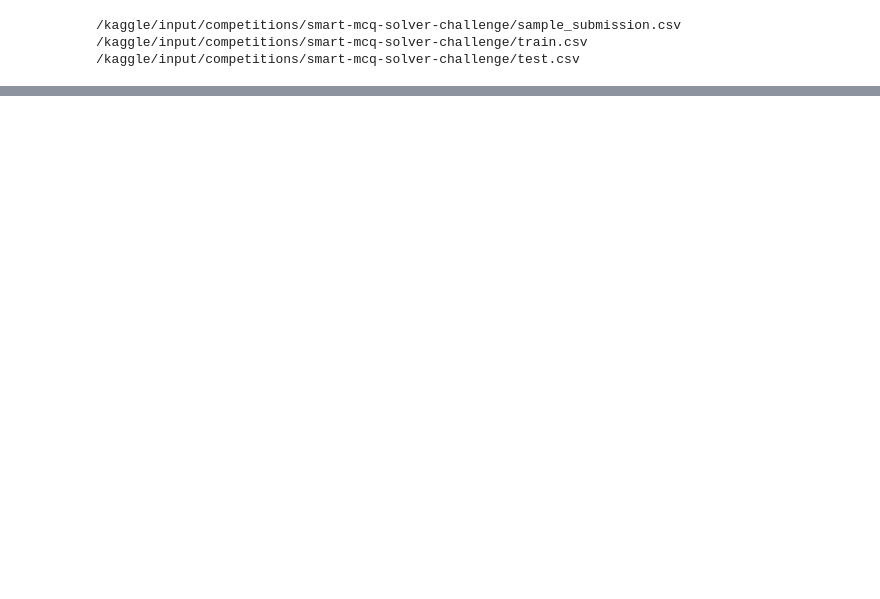
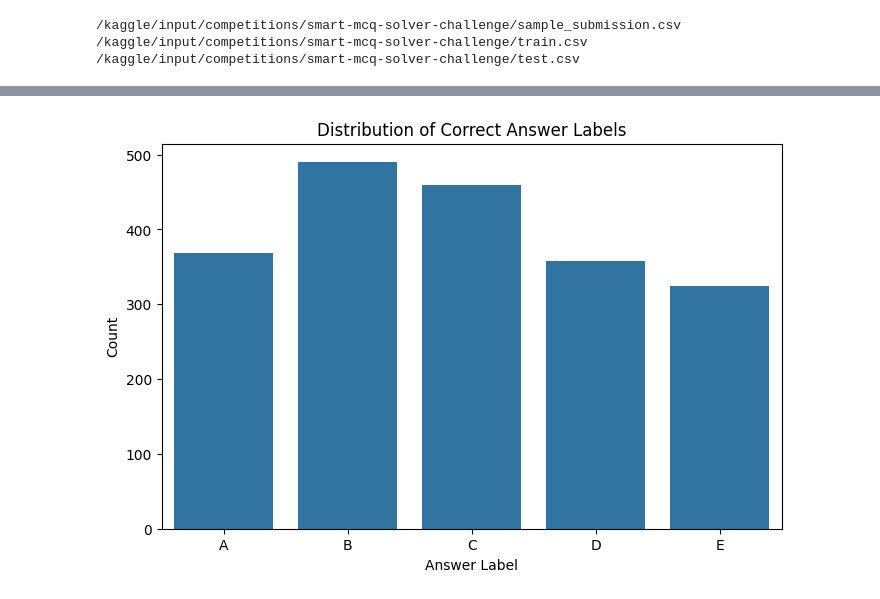
Before and after one commit to 24f3004946/DL-GenAI-t22026, a Jupyter notebook: notebooks/DL-24f3004946-notebook-t22026.ipynb, the cells around one changed output, grey strips where cells are left out. Drawn from its saved outputs; the diff is of its cells as text; code cells hidden in the pictures; blank space fills up the shorter version.

Commit message:
Kaggle Notebook | DL-24f3004946-notebook-t22026 | EDA and Data Preprocessing

```diff
--- a/notebooks/DL-24f3004946-notebook-t22026.ipynb
+++ b/notebooks/DL-24f3004946-notebook-t22026.ipynb
@@ -42,0 +93,21 @@ Saved 500 rows
+# %%
+train = pd.read_csv("/kaggle/input/competitions/smart-mcq-solver-challenge/train.csv")
+test = pd.read_csv("/kaggle/input/competitions/smart-mcq-solver-challenge/test.csv")
+sample_submission = pd.read_csv("/kaggle/input/competitions/smart-mcq-solver-challenge/sample_submission.csv")
+
+test_cc = test.copy()
+train_cc = train.copy()
+sample_submission_cc = sample_submission.copy()
+
+print("=" * 60)
+print("Training Dataset")
+print("=" * 60)
+print(f"Shape : {train_cc.shape}")
+print("=" * 60)
+print("Testing Dataset")
+print("=" * 60)
+print(f"Shape : {test_cc.shape}")
+print("=" * 60)
+print("Sample Submission")
+print("=" * 60)
+print(f"Shape : {sample_submission_cc.shape}")
@@ -42,0 +237,20 @@ Saved 500 rows
+# %%
+# =====================================================
+# Target Distribution
+# =====================================================
+
+plt.figure(figsize=(8,5))
+
+sns.countplot(
+    data=train_cc,
+    x="answer",
+    order=sorted(train_cc["answer"].unique())
+)
+
+plt.title("Distribution of Correct Answer Labels")
+plt.xlabel("Answer Label")
+plt.ylabel("Count")
+
+plt.show()
+# %% [output]
+[figure, added]
```
Also changed, not shown: parts of 28 cells of this notebook.
